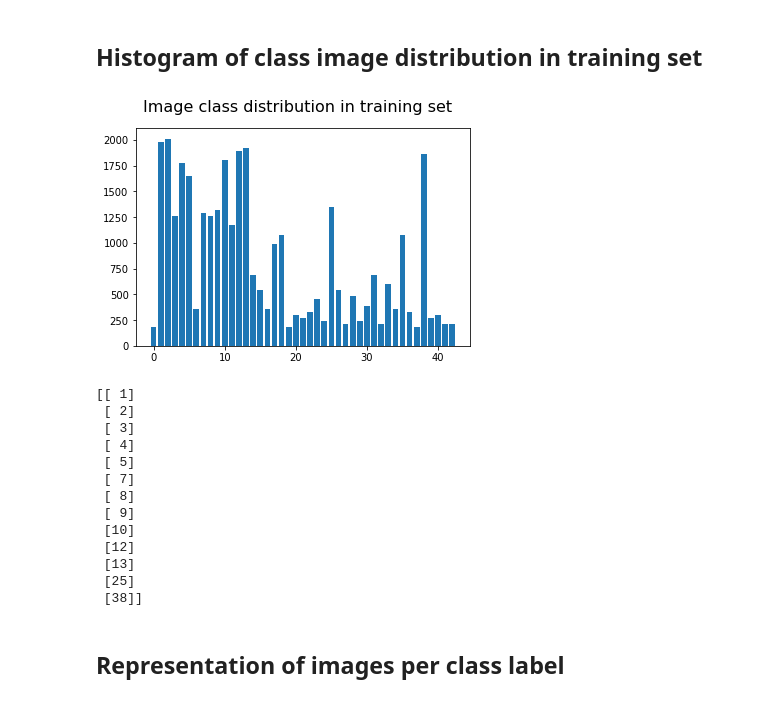
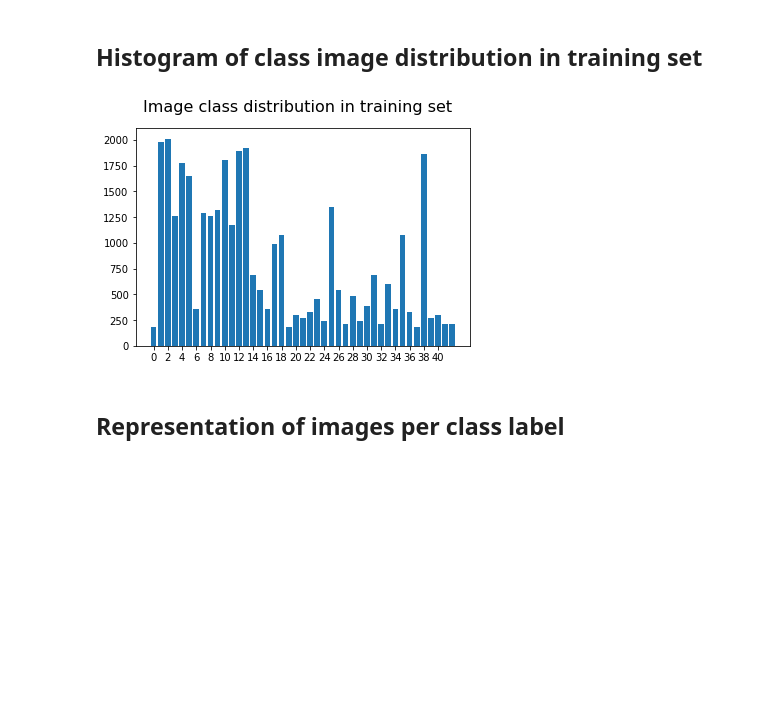
Before and after one commit to juandarr/German-traffic-sign-classifier, a Jupyter notebook: Traffic_Sign_Classifier.ipynb, the cells around one changed output. Drawn from its saved outputs; the diff is of its cells as text; code cells hidden in the pictures; blank space fills up the shorter version.

```diff
--- a/Traffic_Sign_Classifier.ipynb
+++ b/Traffic_Sign_Classifier.ipynb
@@ -118,35 +116,25 @@ plt.show()
 # %%
 # Draw a histogram of how many features we have per label
 # Store the number of images present in the training set for a given label
 bincounts = []
 # Store the indexes of all the images in the training set for a given label
 classes_indexes = []
 # Image label vector
 x = np.arange(n_classes)
 
 for i in range(n_classes):
     classes_indexes.append(np.where(y_train==i)[0])
     bincounts.append(len(classes_indexes[-1]))
 fig, ax = plt.subplots()
 fig.suptitle('Image class distribution in training set', fontsize=16)
 ax.bar(x, bincounts)
+plt.xticks(x[0:-1:2])
 plt.show()
-print(np.argwhere((np.array(bincounts)>1250)==True))
+
+#This array stores those classes with a number of samples > 1250
+bigc = np.argwhere((np.array(bincounts)>1250)==True)
 # %% [output]
-[figure, old version]
+[figure, new version]
-[[ 1]
- [ 2]
- [ 3]
- [ 4]
- [ 5]
- [ 7]
- [ 8]
- [ 9]
- [10]
- [12]
- [13]
- [25]
- [38]]
 # %% [markdown]
 ## Representation of images per class label
 # %%
```
Also changed, not shown: parts of 4 cells of this notebook, 50 other files.
